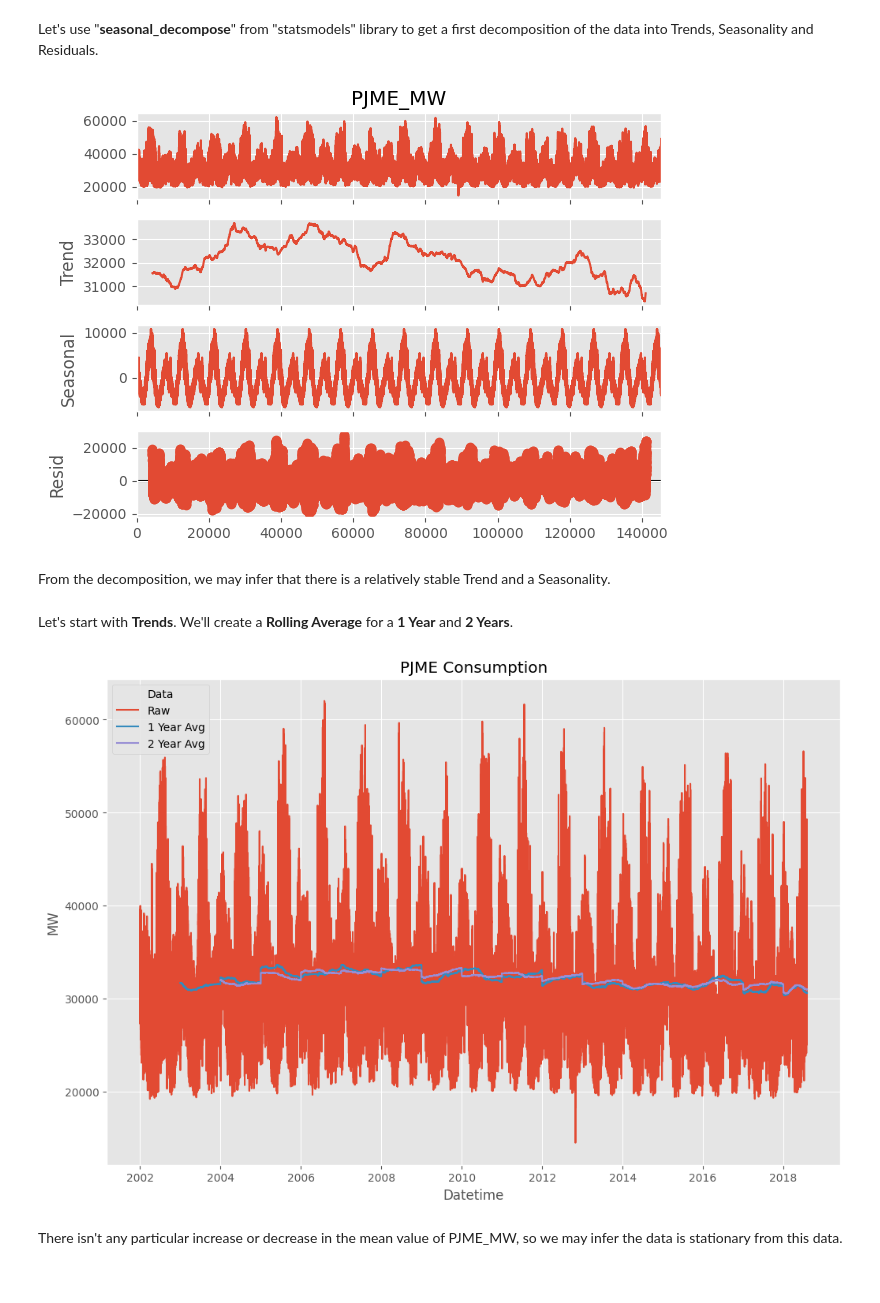
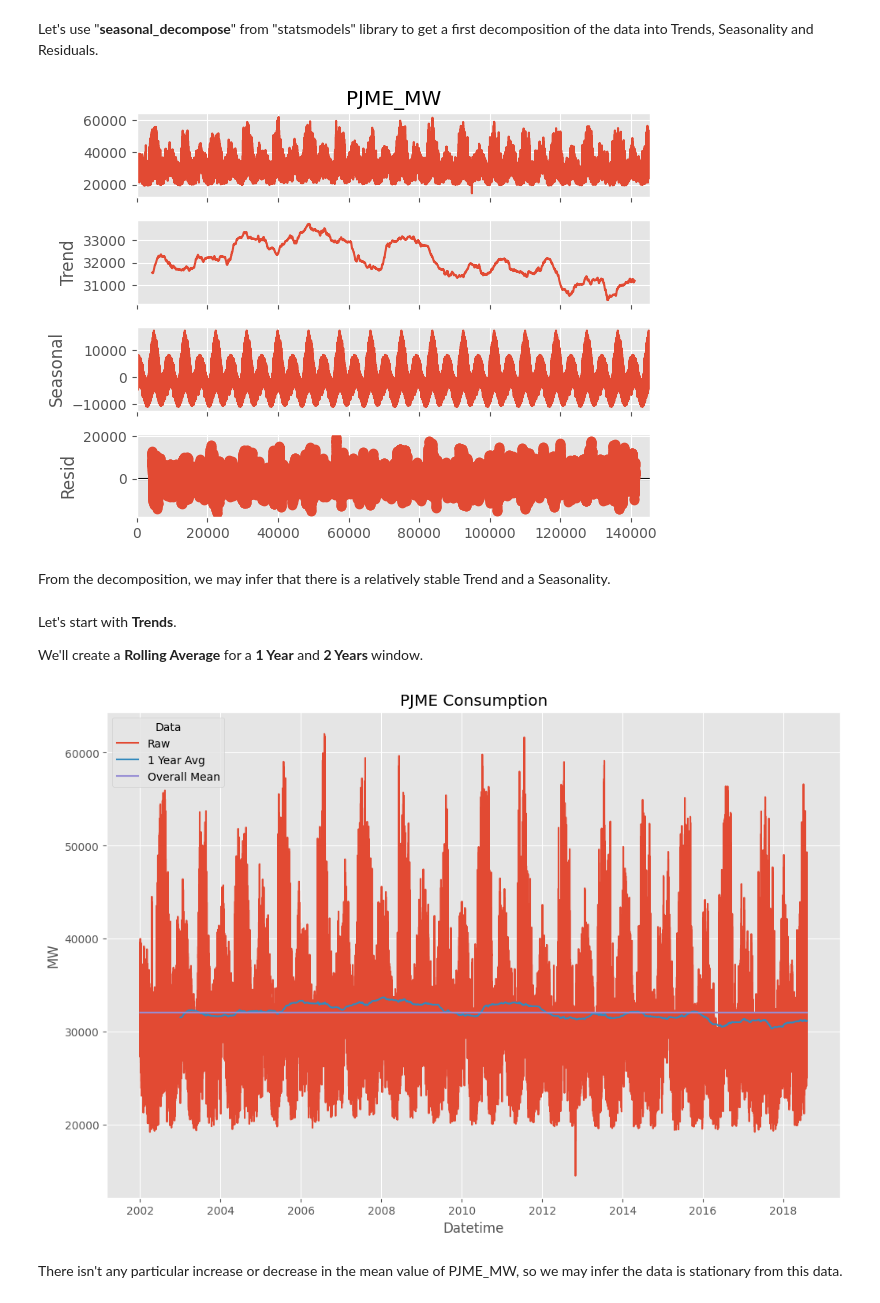
Before and after one commit to diegokurashima/Energy_Consumption-Time_Series_Forecasting_Study, a Jupyter notebook: Energy_Consumption_Time_Series_Forecasting_Study.ipynb, the cells around one changed output. Saved outputs shown, nothing was run; the diff lists cells and outputs as text; code cells hidden in the pictures.

```diff
--- a/Energy_Consumption_Time_Series_Forecasting_Study.ipynb
+++ b/Energy_Consumption_Time_Series_Forecasting_Study.ipynb
@@ -31,7 +33,9 @@ This notebook is a study on the [Hourly Energy Consumption](https://www.kaggle.c
 
 For this study we'll focus on the **PJM East Region** (**PJME**) data
 # %%
-df_PJME = pd.read_csv(df_PJME_path)
+df_PJME_raw = pd.read_csv(df_PJME_path)
+
+df_PJME = df_PJME_raw.copy()
 df_PJME['Datetime'] = pd.to_datetime(df_PJME['Datetime'])
 
 print("PJME Data Info:")
@@ -227,0 +245,16 @@ Now, we'll analyse the time series components. The main components of a Time Ser
+# %%
+df_PJME_ts = df_PJME_raw.copy()
+df_PJME_ts['Datetime'] = pd.to_datetime(df_PJME_ts['Datetime'])
+
+# Reindex
+df_PJME_ts = df_PJME_ts.set_index('Datetime')
+df_PJME_ts = df_PJME_ts.resample('h').mean()
+
+# Interpolate
+df_PJME_ts['PJME_MW'] = df_PJME_ts['PJME_MW'].interpolate(method='time')
+
+# Reset Datetime
+df_PJME_ts = df_PJME_ts.reset_index('Datetime')
+
+# Create Datetime features
+df_PJME_ts = create_features_Datetime(df_PJME_ts)
@@ -254,34 +328,37 @@ Let's use "**seasonal_decompose**" from "statsmodels" library to get a first dec
 # %%
 from statsmodels.tsa.seasonal import seasonal_decompose
 
-result = seasonal_decompose(df_PJME['PJME_MW'], model='additive', period=365*24)
+result = seasonal_decompose(df_PJME_ts['PJME_MW'], model='additive', period=365*24)
 result.plot()
 plt.show()
 # %% [output]
-[figure, old version]
+[figure, new version]
 # %% [markdown]
 From the decomposition, we may infer that there is a relatively stable Trend and a Seasonality.
 # %% [markdown]
-Let's start with **Trends**. We'll create a **Rolling Average** for a **1 Year** and **2 Years**.
+Let's start with **Trends**.
+
+We'll create a **Rolling Average** for a **1 Year** and **2 Years** window.
 # %%
-df_PJME_ts = df_PJME.copy()
-
-df_PJME_ts[f'PJME_MW_Avg{1}y'] = df_PJME['PJME_MW'].rolling(24*365*1).mean()
-df_PJME_ts[f'PJME_MW_Avg{2}y'] = df_PJME['PJME_MW'].rolling(24*365*2).mean()
+df_PJME_ts[f'PJME_MW_Avg{1}y'] = df_PJME_ts['PJME_MW'].rolling(24*365*1).mean()
+#df_PJME_ts[f'PJME_MW_Avg{2}y'] = df_PJME_ts['PJME_MW'].rolling(24*365*2).mean()
+df_PJME_ts['PJME_MW_Mean'] = df_PJME_ts['PJME_MW'].mean()
 
 # Plots
 plt.figure(figsize=(12, 8))
 
 sns.lineplot(data=df_PJME_ts, x='Datetime', y='PJME_MW', label ="Raw")
 sns.lineplot(data=df_PJME_ts, x='Datetime', y=f'PJME_MW_Avg{1}y', label="1 Year Avg")
-sns.lineplot(data=df_PJME_ts, x='Datetime', y=f'PJME_MW_Avg{2}y', label="2 Year Avg")
+#sns.lineplot(data=df_PJME_ts, x='Datetime', y=f'PJME_MW_Avg{2}y', label="2 Year Avg")
+sns.lineplot(data=df_PJME_ts, x='Datetime', y=f'PJME_MW_Mean', label="Overall Mean")
+
 
 plt.title('PJME Consumption')
 plt.xlabel('Datetime')
 plt.ylabel('MW')
 plt.legend(title='Data', loc='upper left', fontsize=10)
 plt.grid(True)
 # %% [output]
-[figure, old version]
+[figure, new version]
 # %% [markdown]
 There isn't any particular increase or decrease in the mean value of PJME_MW, so we may infer the data is stationary from this data.
```
Also changed, not shown: parts of 28 cells of this notebook.
